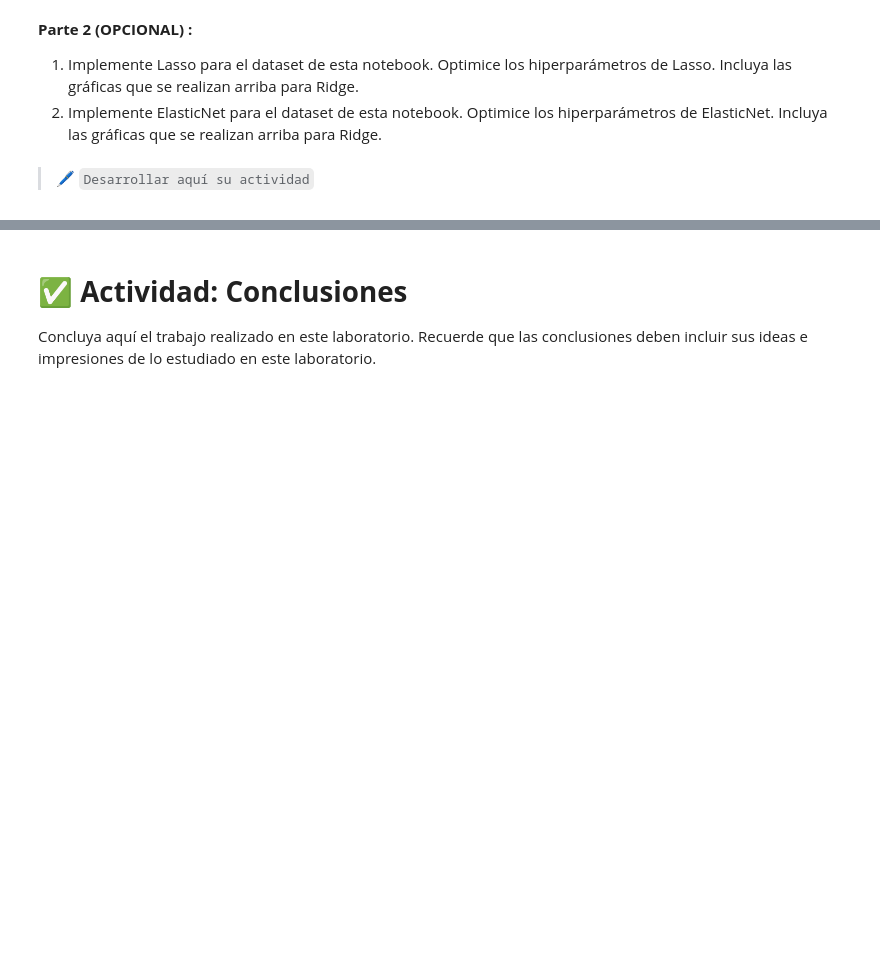
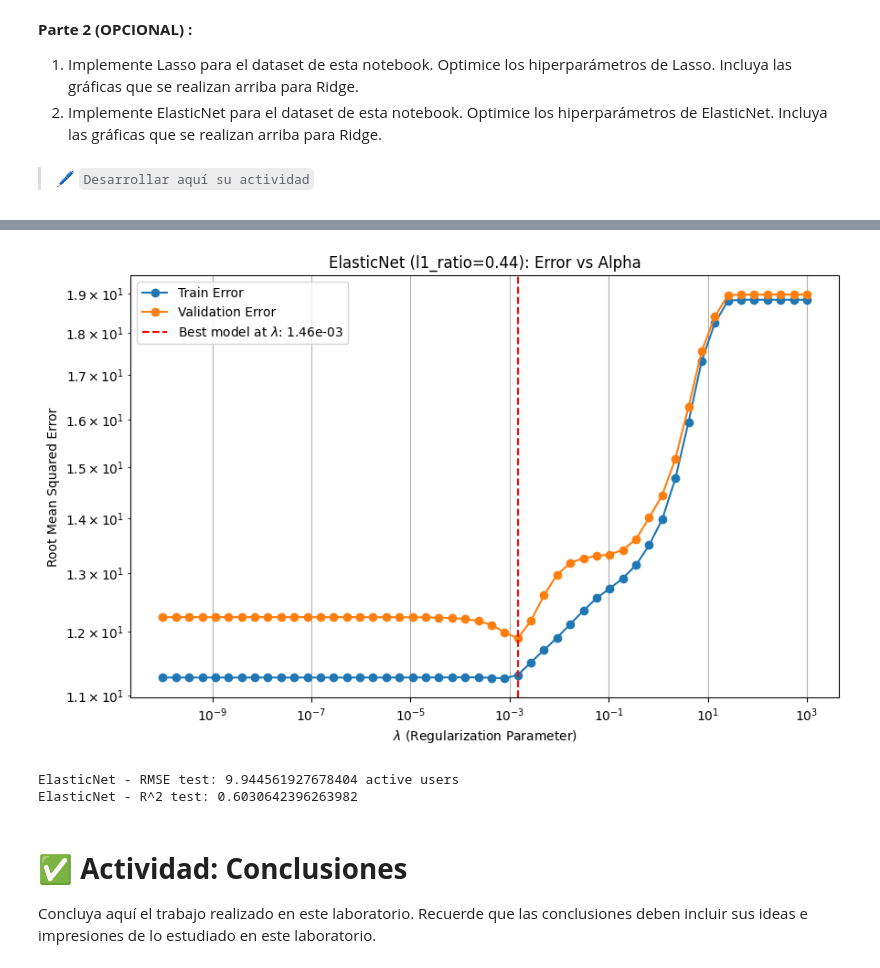
Before and after one commit to JeffAsDRK/Semana_4_IA, a Jupyter notebook: Planteamiento Active Users Lab Regression.ipynb, the cells around one changed output, grey strips where cells are left out. Saved outputs shown, nothing was run; the diff lists cells and outputs as text; code cells hidden in the pictures; blank space fills up the shorter version.

```diff
--- a/Planteamiento Active Users Lab Regression.ipynb
+++ b/Planteamiento Active Users Lab Regression.ipynb
@@ -459,3 +602,75 @@ Finalmente, con base en su consulta, considere la siguiente figura en la que el
+# %%
+from sklearn.linear_model import ElasticNet
+
+# Grid para ElasticNet (alpha y l1_ratio)
+param_grid_en = {
+    'reg__alpha': np.logspace(-10, 3, 50),
+    'reg__l1_ratio': np.linspace(0, 1, 10)  # l1_ratio: 0 = Ridge, 1 = Lasso
+}
+
+# Pipeline
+enet_model = Pipeline([
+    ('poly', PolynomialFeatures(degree=55)),
+    ('scal', StandardScaler()),
+    ('reg', ElasticNet(max_iter=10000))
+])
+
+# GridSearchCV para ElasticNet
+grid_enet = GridSearchCV(enet_model, param_grid_en,
+                         cv=2,
+                         scoring='neg_mean_squared_error',
+                         return_train_score=True,
+                         verbose=0)
+
+# Ajustar el modelo
+grid_enet.fit(train_df[['hour']], train_df['users'])
+
+# Resultados
+results_en = grid_enet.cv_results_
+best_enet = grid_enet.best_estimator_
+
+# Extraer errores para cada alpha (únicamente si l1_ratio fijo; para gráfico más claro)
+# Por simplicidad, se fija l1_ratio al mejor para la curva
+best_l1_ratio = best_enet.named_steps['reg'].l1_ratio
+errors_alpha_en = []
+for alpha in param_grid_en['reg__alpha']:
+    idx = np.where((results_en['param_reg__alpha'].data == alpha) &
+                   (results_en['param_reg__l1_ratio'].data == best_l1_ratio))[0]
+    if len(idx):
+        idx = idx[0]
+        errors_alpha_en.append((
+            alpha,
+            np.sqrt(-results_en['mean_train_score'][idx]),
+            np.sqrt(-results_en['mean_test_score'][idx])
+        ))
+
+alphas_en, train_errors_en, val_errors_en = zip(*errors_alpha_en)
+best_alpha_en = best_enet.named_steps['reg'].alpha
+
+# Gráfica
+plt.figure(figsize=(10, 6))
+plt.plot(alphas_en, train_errors_en, label='Train Error', marker='o')
+plt.plot(alphas_en, val_errors_en, label='Validation Error', marker='o')
+plt.axvline(x=best_alpha_en, color='r', linestyle='--', label=f'Best model at $\lambda$: {best_alpha_en:.2e}')
+plt.xscale('log')
+plt.yscale('log')
+plt.xlabel('$\lambda$ (Regularization Parameter)')
+plt.ylabel('Root Mean Squared Error')
+plt.title(f'ElasticNet (l1_ratio={best_l1_ratio:.2f}): Error vs Alpha')
+plt.grid(True)
+plt.legend()
+plt.show()
+
+# Evaluación
+best_enet.fit(train_df[['hour']], train_df['users'])
+predictions_enet = best_enet.predict(test_df[['hour']])
+rmse_enet, r2_enet = calculate_regression_metrics(best_enet, test_df[['hour']], test_df['users'])
+print("ElasticNet - RMSE test:", rmse_enet, "active users")
+print("ElasticNet - R^2 test:", r2_enet)
+# %% [output]
+[figure, added]
+ElasticNet - RMSE test: 9.944561927678404 active users
+ElasticNet - R^2 test: 0.6030642396263982
 # %% [markdown]
 # ✅ **Actividad: Conclusiones**
 
```
Also changed, not shown: parts of 16 cells of this notebook, 4 other files.
